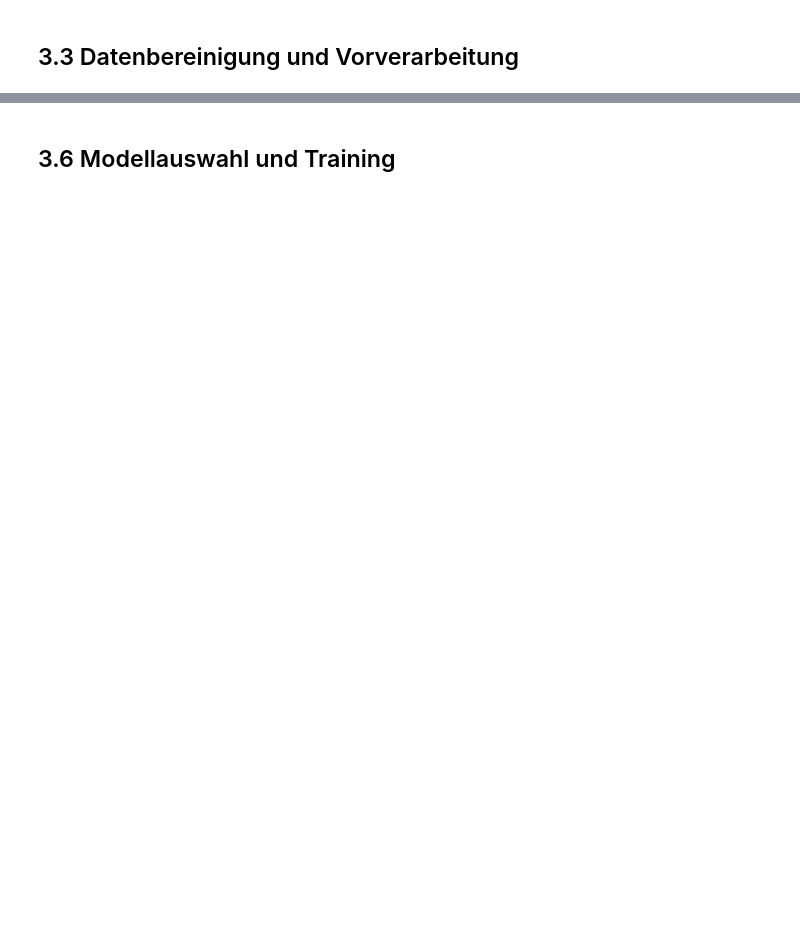
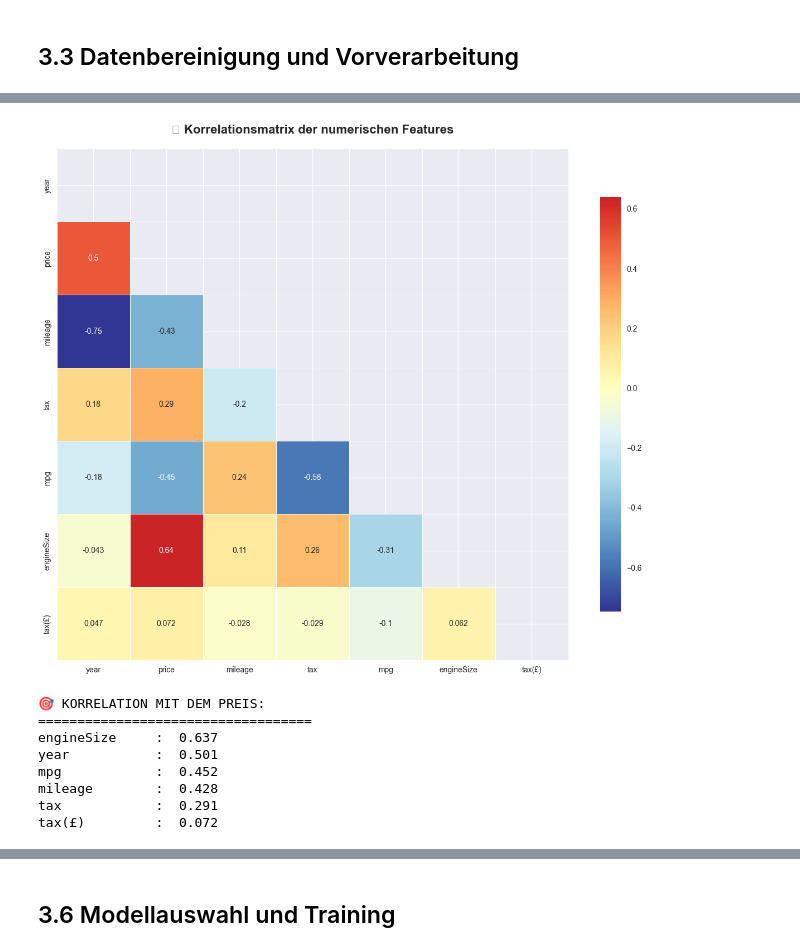
Before and after one commit to Osamaiqji89/Preisvorhersage_von_Gebrauchtwagen, a Jupyter notebook: Preisvorhersage_Gebrauchtwagen.ipynb, the cells around one changed output, grey strips where cells are left out. Cells and saved outputs as stored; diff of their text form; code cells hidden in the pictures; blank space fills up the shorter version.

```diff
--- a/Preisvorhersage_Gebrauchtwagen.ipynb
+++ b/Preisvorhersage_Gebrauchtwagen.ipynb
@@ -1003,0 +1394,68 @@ plt.show()
+# %%
+# 2. Korrelationsanalyse
+plt.figure(figsize=(12, 10))
+
+# Korrelationsmatrix berechnen
+correlation_data = cleaned_data.select_dtypes(include=[np.number])
+correlation_matrix = correlation_data.corr()
+
+# Heatmap erstellen
+mask = np.triu(np.ones_like(correlation_matrix, dtype=bool))
+sns.heatmap(correlation_matrix, mask=mask, annot=True, cmap='RdYlBu_r', center=0,
+            square=True, linewidths=0.5, cbar_kws={"shrink": .8})
+
+plt.title('🔥 Korrelationsmatrix der numerischen Features', fontsize=16, fontweight='bold', pad=20)
+plt.tight_layout()
+plt.show()
+
+# Stärkste Korrelationen mit dem Preis
+price_correlations = correlation_matrix['price'].abs().sort_values(ascending=False)
+print("🎯 KORRELATION MIT DEM PREIS:")
+print("=" * 35)
+for feature, corr in price_correlations.items():
+    if feature != 'price':
+        print(f"{feature:15s}: {corr:6.3f}")
+
+# 3. Weitere wichtige Visualisierungen
+fig, axes = plt.subplots(2, 2, figsize=(15, 12))
+
+# Preis vs. Jahr
+axes[0,0].scatter(cleaned_data['year'], cleaned_data['price'], alpha=0.5, s=1)
+axes[0,0].set_title('🗓️ Preis vs. Baujahr')
+axes[0,0].set_xlabel('Baujahr')
+axes[0,0].set_ylabel('Preis (£)')
+axes[0,0].grid(True, alpha=0.3)
+
+# Preis vs. Kilometerstand
+axes[0,1].scatter(cleaned_data['mileage'], cleaned_data['price'], alpha=0.5, s=1)
+axes[0,1].set_title('🛣️ Preis vs. Kilometerstand')
+axes[0,1].set_xlabel('Kilometerstand')
+axes[0,1].set_ylabel('Preis (£)')
+axes[0,1].grid(True, alpha=0.3)
+
+# Preis vs. Motorverbrauch
+axes[1,0].scatter(cleaned_data['mpg'], cleaned_data['price'], alpha=0.5, s=1)
+axes[1,0].set_title('⛽ Preis vs. Kraftstoffverbrauch (MPG)')
+axes[1,0].set_xlabel('MPG (Miles per Gallon)')
+axes[1,0].set_ylabel('Preis (£)')
+axes[1,0].grid(True, alpha=0.3)
+
+# Preis vs. Motorgröße
+axes[1,1].scatter(cleaned_data['engineSize'], cleaned_data['price'], alpha=0.5, s=1)
+axes[1,1].set_title('🔧 Preis vs. Motorgröße')
+axes[1,1].set_xlabel('Motorgröße (Liter)')
+axes[1,1].set_ylabel('Preis (£)')
+axes[1,1].grid(True, alpha=0.3)
+
+plt.tight_layout()
+plt.show()
+# %% [output]
+[figure, added]
+🎯 KORRELATION MIT DEM PREIS:
+===================================
+engineSize     :  0.637
+year           :  0.501
+mpg            :  0.452
+mileage        :  0.428
+tax            :  0.291
+tax(£)         :  0.072
```
Also changed, not shown: parts of 68 cells of this notebook.
